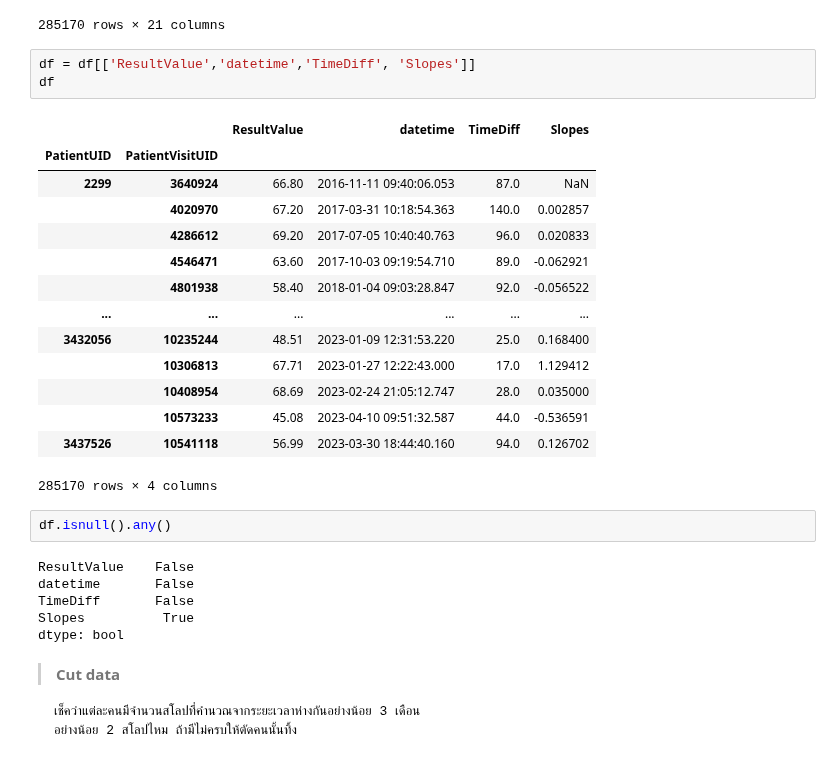
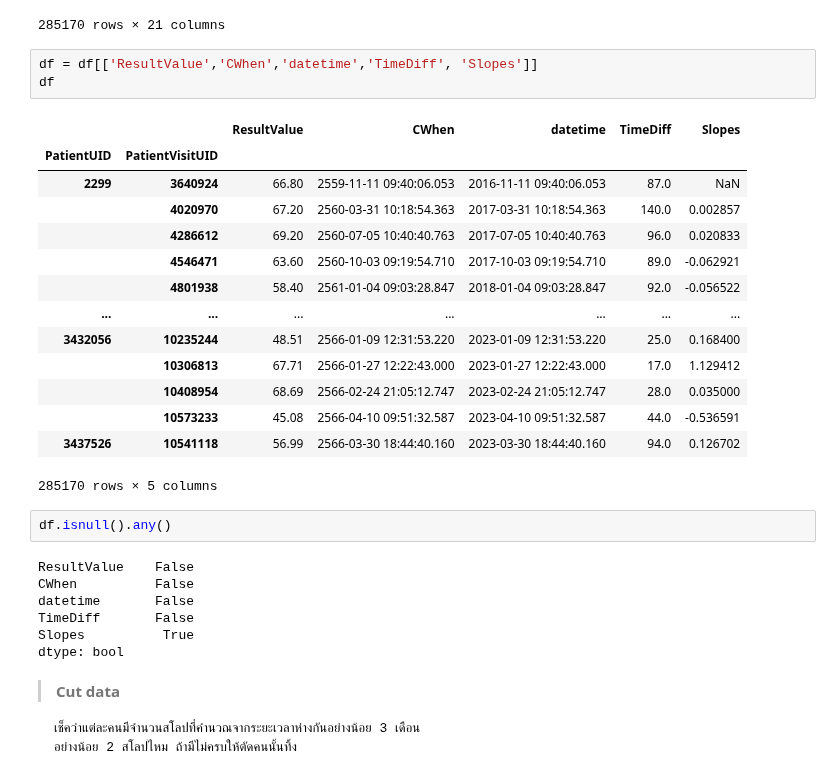
Before and after one commit to nxxk23/PROJECT, a Jupyter notebook: LabSlope.ipynb, the cells around one changed output. Cells and saved outputs as stored; diff of their text form.

Commit message:
completed slope

```diff
--- a/LabSlope.ipynb
+++ b/LabSlope.ipynb
@@ -546,27 +485,28 @@ df
 | 3437526 | 10541118 | 2566-03-30 18:44:40.160 | eGFR(CKD-EPI) age >=18 | 56.99 | 2023-03-30 | 0 days 18:44:40.160000 | 2023 | 03 | ... |
 285170 rows × 21 columns
 # %%
-df = df[['ResultValue','datetime','TimeDiff', 'Slopes']]
+df = df[['ResultValue','CWhen','datetime','TimeDiff', 'Slopes']]
 df
 # %% [output]
-|  |  | ResultValue | datetime | TimeDiff | Slopes |
-| PatientUID | PatientVisitUID |  |  |  |  |
-| 2299 | 3640924 | 66.80 | 2016-11-11 09:40:06.053 | 87.0 | NaN |
-|  | 4020970 | 67.20 | 2017-03-31 10:18:54.363 | 140.0 | 0.002857 |
-|  | 4286612 | 69.20 | 2017-07-05 10:40:40.763 | 96.0 | 0.020833 |
-|  | 4546471 | 63.60 | 2017-10-03 09:19:54.710 | 89.0 | -0.062921 |
-|  | 4801938 | 58.40 | 2018-01-04 09:03:28.847 | 92.0 | -0.056522 |
-| ... | ... | ... | ... | ... | ... |
-| 3432056 | 10235244 | 48.51 | 2023-01-09 12:31:53.220 | 25.0 | 0.168400 |
-|  | 10306813 | 67.71 | 2023-01-27 12:22:43.000 | 17.0 | 1.129412 |
-|  | 10408954 | 68.69 | 2023-02-24 21:05:12.747 | 28.0 | 0.035000 |
-|  | 10573233 | 45.08 | 2023-04-10 09:51:32.587 | 44.0 | -0.536591 |
-| 3437526 | 10541118 | 56.99 | 2023-03-30 18:44:40.160 | 94.0 | 0.126702 |
+|  |  | ResultValue | CWhen | datetime | TimeDiff | Slopes |
+| PatientUID | PatientVisitUID |  |  |  |  |  |
+| 2299 | 3640924 | 66.80 | 2559-11-11 09:40:06.053 | 2016-11-11 09:40:06.053 | 87.0 | NaN |
+|  | 4020970 | 67.20 | 2560-03-31 10:18:54.363 | 2017-03-31 10:18:54.363 | 140.0 | 0.002857 |
+|  | 4286612 | 69.20 | 2560-07-05 10:40:40.763 | 2017-07-05 10:40:40.763 | 96.0 | 0.020833 |
+|  | 4546471 | 63.60 | 2560-10-03 09:19:54.710 | 2017-10-03 09:19:54.710 | 89.0 | -0.062921 |
+|  | 4801938 | 58.40 | 2561-01-04 09:03:28.847 | 2018-01-04 09:03:28.847 | 92.0 | -0.056522 |
+| ... | ... | ... | ... | ... | ... | ... |
+| 3432056 | 10235244 | 48.51 | 2566-01-09 12:31:53.220 | 2023-01-09 12:31:53.220 | 25.0 | 0.168400 |
+|  | 10306813 | 67.71 | 2566-01-27 12:22:43.000 | 2023-01-27 12:22:43.000 | 17.0 | 1.129412 |
+|  | 10408954 | 68.69 | 2566-02-24 21:05:12.747 | 2023-02-24 21:05:12.747 | 28.0 | 0.035000 |
+|  | 10573233 | 45.08 | 2566-04-10 09:51:32.587 | 2023-04-10 09:51:32.587 | 44.0 | -0.536591 |
+| 3437526 | 10541118 | 56.99 | 2566-03-30 18:44:40.160 | 2023-03-30 18:44:40.160 | 94.0 | 0.126702 |
-285170 rows × 4 columns
+285170 rows × 5 columns
 # %%
 df.isnull().any()
 # %% [output]
 ResultValue    False
+CWhen          False
 datetime       False
 TimeDiff       False
 Slopes          True
```
Also changed, not shown: parts of 9 cells of this notebook.
